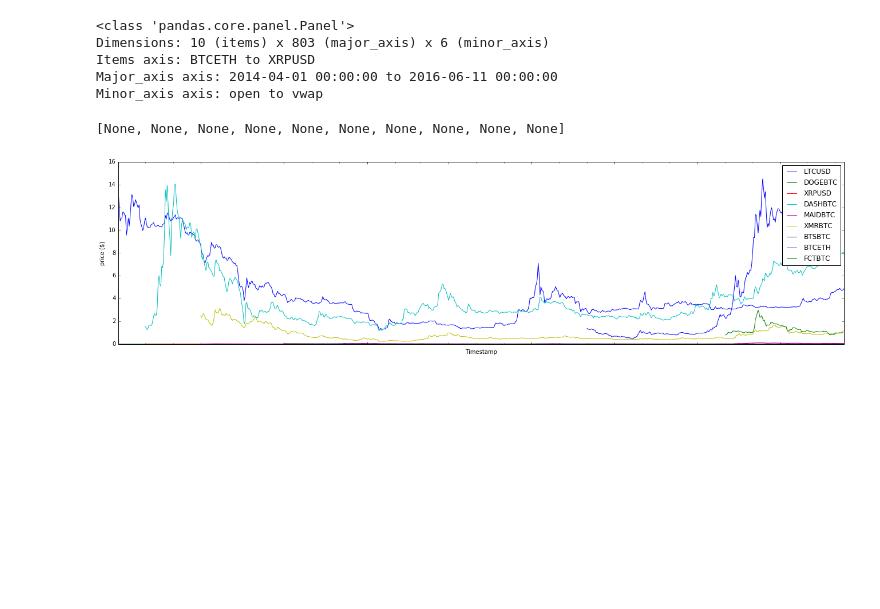
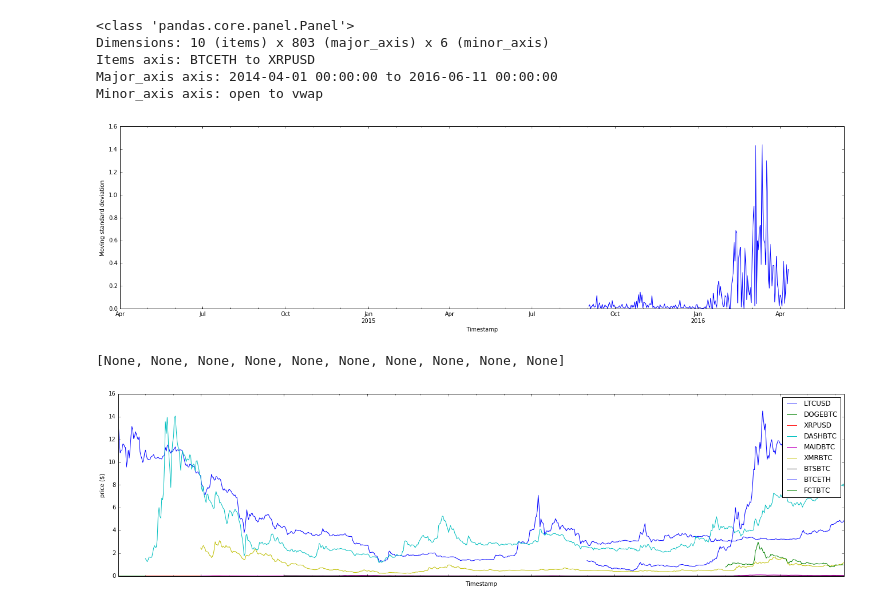
Before and after one commit to jmahhh/cryptoETF, a Jupyter notebook: test.ipynb, the cells around one changed output. Saved outputs shown, nothing was run; the diff lists cells and outputs as text; code cells hidden in the pictures; blank space fills up the shorter version.

```diff
--- a/test.ipynb
+++ b/test.ipynb
@@ -30,17 +30,40 @@ dictData = dict
 # %%
 panel = pd.Panel(dictData)
 panel.minor_axis = ['open', 'high', 'low', 'close', 'volume','vwap']
 # panel.drop('vwap','minor_axis') doesn't work?
 print(panel)
+df = panel.to_frame()
+# print df
+
+# COVARIANCES
+# print df.cov()
+
+# CORRELATIONS
+# print df.corr()
+
+
+# Rolling standard deviation
+df_std = panel['BTCETH']['vwap']
+std_plot = pd.rolling_std(df_std, 2)
+
+ax1 = plt.subplot(621)
+std_plot.plot(ax=ax1)
+plt.gcf().set_size_inches(50,40)
+plt.ylabel('Moving standard deviation')
+plt.savefig('btceth.png',bbox_inches='tight')
+plt.show()
+
+
 # panel['DOGEBTC']['vwap']
 # print(panel.minor_axis)
 # print(panel['DOGEBTC'])
 # %% [output]
 <class 'pandas.core.panel.Panel'>
 Dimensions: 10 (items) x 803 (major_axis) x 6 (minor_axis)
 Items axis: BTCETH to XRPUSD
 Major_axis axis: 2014-04-01 00:00:00 to 2016-06-11 00:00:00
 Minor_axis axis: open to vwap
+[figure, added]
 # %%
 sim_params = factory.create_simulation_parameters(
     start=pd.to_datetime("01-04-14", dayfirst=True).tz_localize("Europe/London").tz_convert("UTC"),
```
Also changed, not shown: parts of 6 cells of this notebook.
